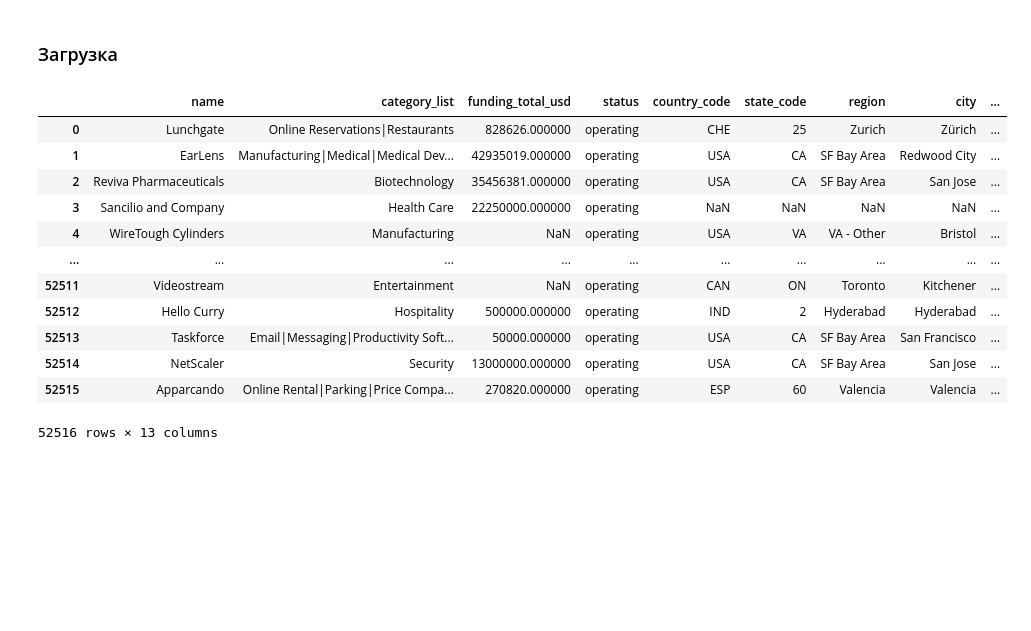
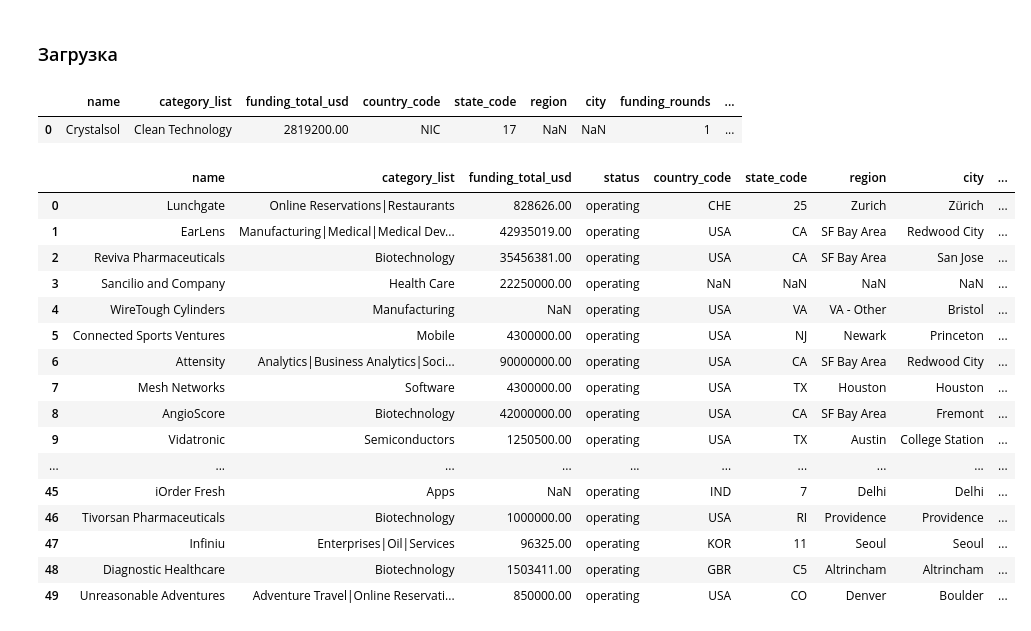
Before and after one commit to andrew-tvorogov/practicum_masterskaya_1, a Jupyter notebook: practicum_startups.ipynb, the cells around one changed output. Saved outputs shown, nothing was run; the diff lists cells and outputs as text; code cells hidden in the pictures; blank space fills up the shorter version.

Commit message:
exploring dataframe

```diff
--- a/practicum_startups.ipynb
+++ b/practicum_startups.ipynb
@@ -96,7 +110,7 @@ TEST_SIZE = 0.25 # размер выборки
 pd.options.display.max_columns = None # необходимо чтобы head отобразил все колонки
 plt.rcParams['figure.figsize'] = [15, 3] # размеры графика по умолчанию
 sns.set(rc={'figure.figsize':(15, 10)}) # размеры графика seaborn по умолчанию
-pd.set_option('display.float_format', '{:.6f}'.format) # отобразит в колонках округленные данные до 6-ти знаков
+pd.set_option('display.float_format', '{:.2f}'.format) # отобразит в колонках округленные данные до 6-ти знаков
 
 simplefilter(action='ignore', category=FutureWarning) # уберёт предупреждение "Set `keepdims`
 # %% [markdown]
@@ -106,25 +120,34 @@ simplefilter(action='ignore', category=FutureWarning) # уберёт преду
 # %%
 # загрузка данных в датасеты
 try:
-    startups_train = pd.read_csv('./datasets/kaggle_startups_train_28062024.csv')
+    data = pd.read_csv('./datasets/kaggle_startups_train_28062024.csv')
     startups_test = pd.read_csv('./datasets/kaggle_startups_test_28062024.csv')
     startups_submit = pd.read_csv('./datasets/kaggle_startups_sample_submit_28062024.csv')
     #money = pd.read_csv('./datasets/money.csv', sep=';', decimal=",")
 except:
     print("Ошибка. Данные не загружены")
+# %%
+startups_test.head(1)
+# %% [output]
+|  | name | category_list | funding_total_usd | country_code | state_code | region | city | funding_rounds | ... |
+| 0 | Crystalsol | Clean Technology | 2819200.00 | NIC | 17 | NaN | NaN | 1 | ... |
 # %%
-startups_train
+data.head(50)
 # %% [output]
 |  | name | category_list | funding_total_usd | status | country_code | state_code | region | city | ... |
-| 0 | Lunchgate | Online Reservations|Restaurants | 828626.000000 | operating | CHE | 25 | Zurich | Zürich | ... |
-| 1 | EarLens | Manufacturing|Medical|Medical Dev... | 42935019.000000 | operating | USA | CA | SF Bay Area | Redwood City | ... |
-| 2 | Reviva Pharmaceuticals | Biotechnology | 35456381.000000 | operating | USA | CA | SF Bay Area | San Jose | ... |
-| 3 | Sancilio and Company | Health Care | 22250000.000000 | operating | NaN | NaN | NaN | NaN | ... |
+| 0 | Lunchgate | Online Reservations|Restaurants | 828626.00 | operating | CHE | 25 | Zurich | Zürich | ... |
+| 1 | EarLens | Manufacturing|Medical|Medical Dev... | 42935019.00 | operating | USA | CA | SF Bay Area | Redwood City | ... |
+| 2 | Reviva Pharmaceuticals | Biotechnology | 35456381.00 | operating | USA | CA | SF Bay Area | San Jose | ... |
+| 3 | Sancilio and Company | Health Care | 22250000.00 | operating | NaN | NaN | NaN | NaN | ... |
 | 4 | WireTough Cylinders | Manufacturing | NaN | operating | USA | VA | VA - Other | Bristol | ... |
+| 5 | Connected Sports Ventures | Mobile | 4300000.00 | operating | USA | NJ | Newark | Princeton | ... |
+| 6 | Attensity | Analytics|Business Analytics|Soci... | 90000000.00 | operating | USA | CA | SF Bay Area | Redwood City | ... |
+| 7 | Mesh Networks | Software | 4300000.00 | operating | USA | TX | Houston | Houston | ... |
+| 8 | AngioScore | Biotechnology | 42000000.00 | operating | USA | CA | SF Bay Area | Fremont | ... |
+| 9 | Vidatronic | Semiconductors | 1250500.00 | operating | USA | TX | Austin | College Station | ... |
 | ... | ... | ... | ... | ... | ... | ... | ... | ... | ... |
-| 52511 | Videostream | Entertainment | NaN | operating | CAN | ON | Toronto | Kitchener | ... |
-| 52512 | Hello Curry | Hospitality | 500000.000000 | operating | IND | 2 | Hyderabad | Hyderabad | ... |
-| 52513 | Taskforce | Email|Messaging|Productivity Soft... | 50000.000000 | operating | USA | CA | SF Bay Area | San Francisco | ... |
-| 52514 | NetScaler | Security | 13000000.000000 | operating | USA | CA | SF Bay Area | San Jose | ... |
-| 52515 | Apparcando | Online Rental|Parking|Price Compa... | 270820.000000 | operating | ESP | 60 | Valencia | Valencia | ... |
+| 45 | iOrder Fresh | Apps | NaN | operating | IND | 7 | Delhi | Delhi | ... |
+| 46 | Tivorsan Pharmaceuticals | Biotechnology | 1000000.00 | operating | USA | RI | Providence | Providence | ... |
+| 47 | Infiniu | Enterprises|Oil|Services | 96325.00 | operating | KOR | 11 | Seoul | Seoul | ... |
+| 48 | Diagnostic Healthcare | Biotechnology | 1503411.00 | operating | GBR | C5 | Altrincham | Altrincham | ... |
+| 49 | Unreasonable Adventures | Adventure Travel|Online Reservati... | 850000.00 | operating | USA | CO | Denver | Boulder | ... |
-52516 rows × 13 columns
```
Also changed, not shown: parts of 12 cells of this notebook.
